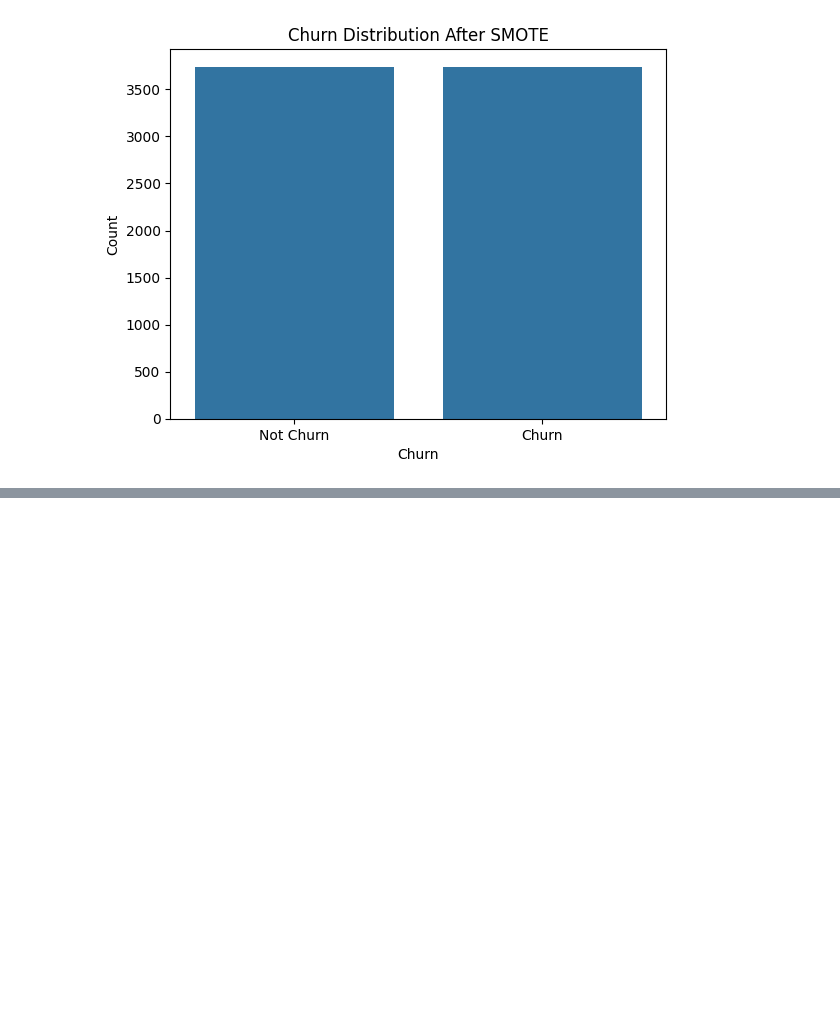
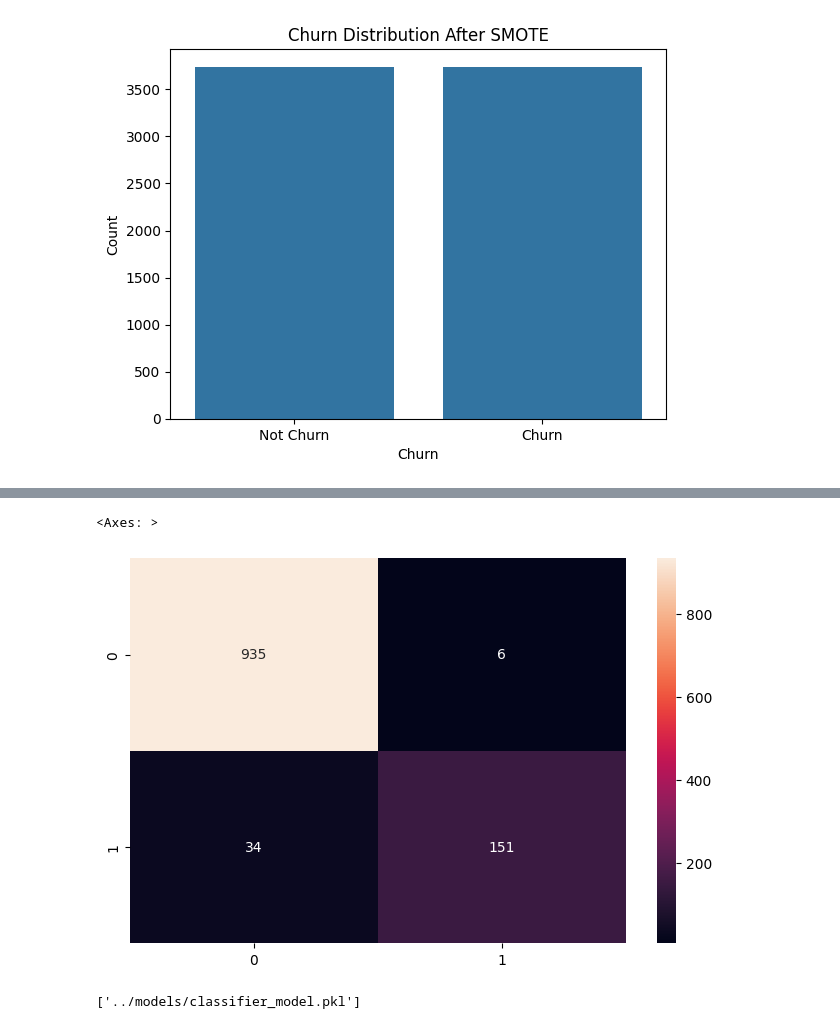
Before and after one commit to Handras18/Churn-prediction, a Jupyter notebook: 03_model.ipynb, the cells around one changed output, grey strips where cells are left out. Cells and saved outputs as stored; diff of their text form; code cells hidden in the pictures; blank space fills up the shorter version.

```diff
--- a/03_model.ipynb
+++ b/03_model.ipynb
@@ -62,3 +64,7 @@ plt.title("Churn Distribution After SMOTE")
 plt.show()
 # %% [output]
 [figure]
+# %%
+classifier=RandomForestClassifier(n_estimators=100,random_state=42)
+classifier.fit(X_train_sm,y_train_sm)
+y_pred=classifier.predict(X_test)
@@ -64,0 +76,2 @@ plt.show()
+# %%
+conf_matrix = confusion_matrix(y_test, y_pred)
@@ -64,0 +89,6 @@ plt.show()
+# %%
+plt.figure(figsize=(8,5))
+sns.heatmap(conf_matrix,annot=True,fmt='g',)
+# %% [output]
+<Axes: >
+[figure, added]
@@ -64,0 +97,4 @@ plt.show()
+# %%
+joblib.dump(classifier, '../models/classifier_model.pkl')
+# %% [output]
+['../models/classifier_model.pkl']
```
Also changed, not shown: parts of 5 cells of this notebook, 4 other files.
